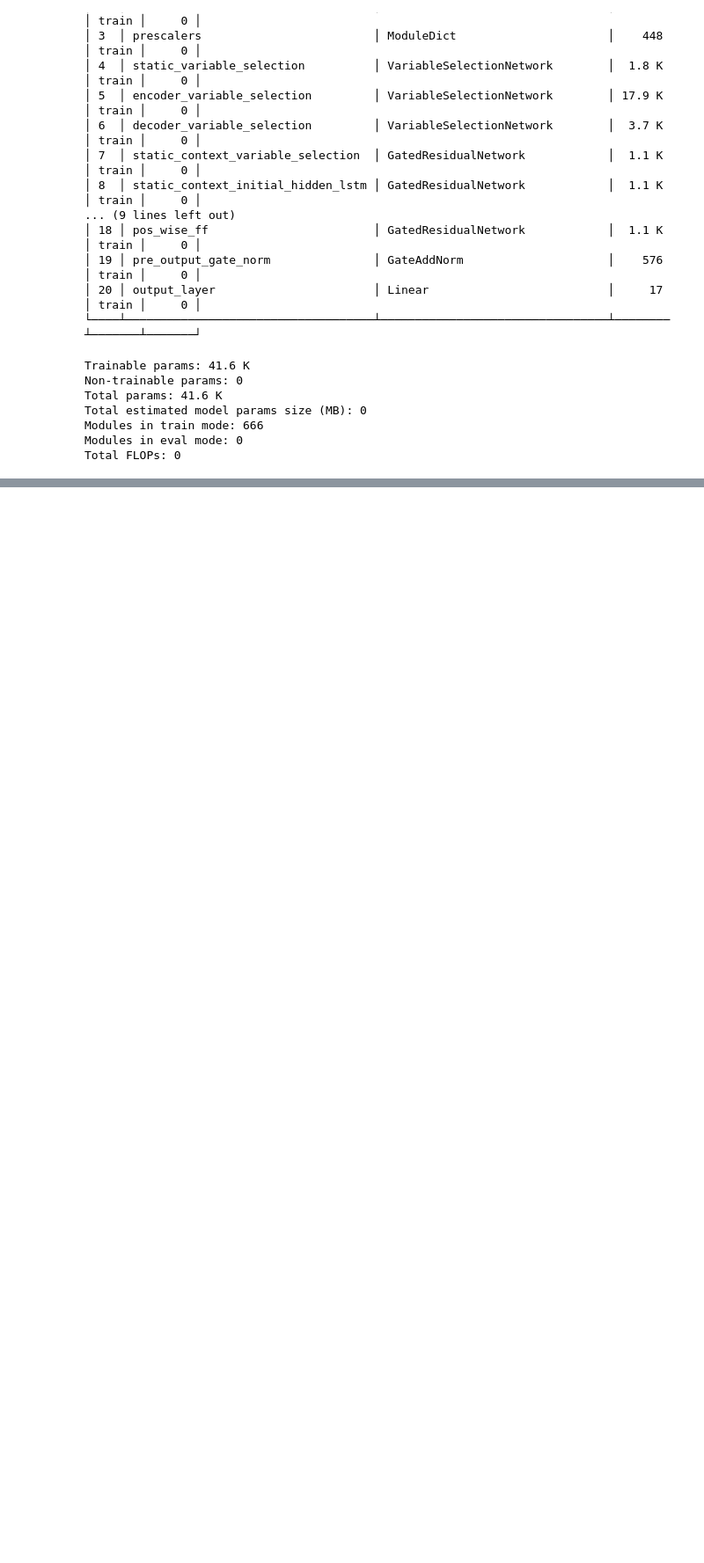
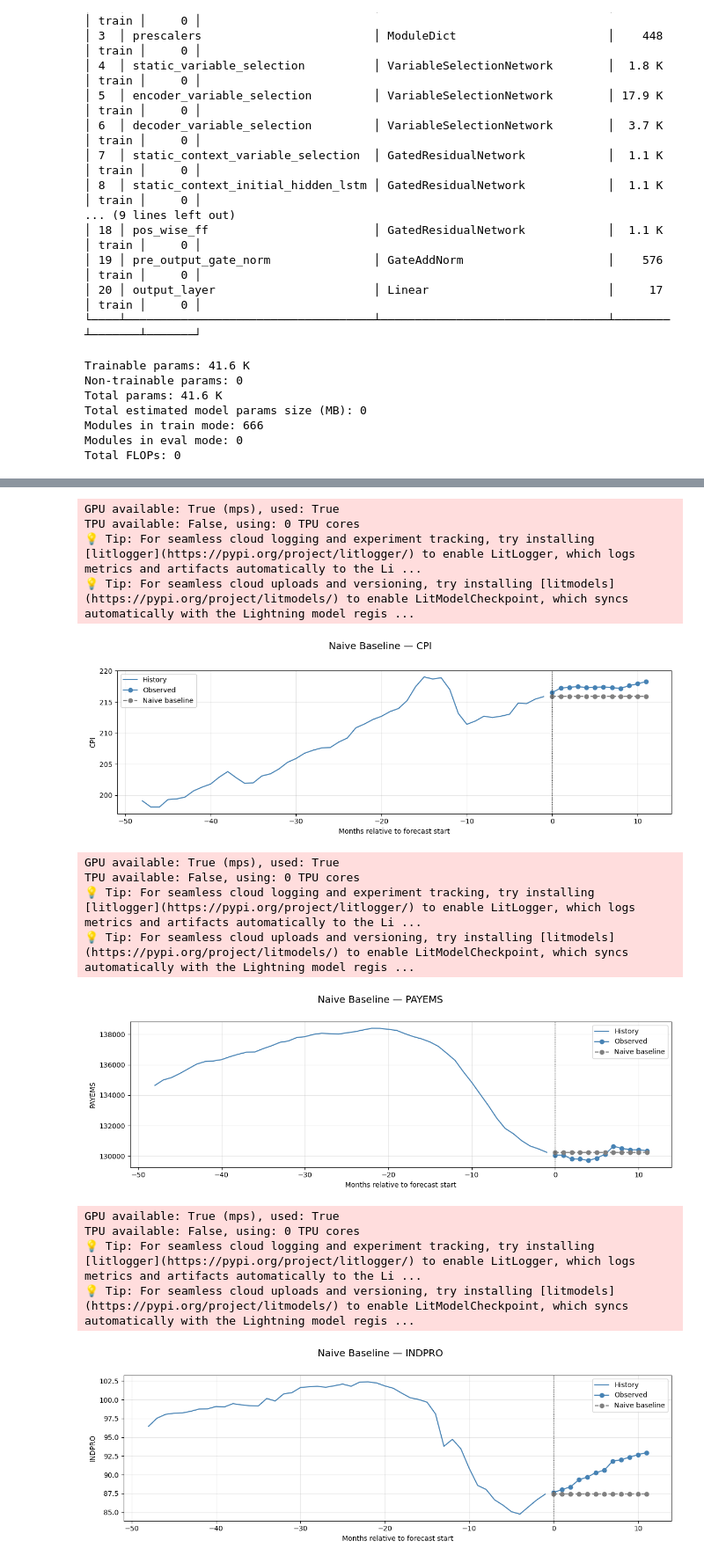
Before and after one commit to minnaheim/aml2026-group-3, a Jupyter notebook: src/basic-tft.ipynb, the cells around one changed output, grey strips where cells are left out. Shown at 88% size. Drawn from its saved outputs; the diff is of its cells as text; code cells hidden in the pictures; blank space fills up the shorter version.

```diff
--- a/src/basic-tft.ipynb
+++ b/src/basic-tft.ipynb
@@ -491,0 +426,16 @@ Done. Models stored in results[target].
+# %%
+# losses = pd.DataFrame(columns= ["naive", "tft"])
+naive_loss = {}
+
+
+for target in naive_results.keys():
+    print(f'=== Training Naive Model for: {target} ===')
+    # naive model
+    # TODO: on all 3 variables
+    actuals = torch.cat([y for x, (y, weight) in iter(naive_results[target])])
+    baseline_predictions = Baseline().predict(naive_results[target])
+    (actuals - baseline_predictions).abs().mean().item()
+
+    naive_loss[target] = sm.loss(actuals, baseline_predictions).mean(axis = 1).median().item()
+
+    print(f"Median loss for naive prediction on validation: {sm.loss(actuals, baseline_predictions).mean(axis = 1).median().item()}")
@@ -491,0 +467,55 @@ Done. Models stored in results[target].
+# %%
+# plot naive baseline for every variable of interest
+n_plots = 4
+
+for target in lag_vars:
+    val_dl = results[target]['val_dl']
+    acts = results[target]['actuals']
+    baseline_preds = Baseline().predict(val_dl)
+
+    # encoder history from the first (large) validation batch
+    x_b, _ = next(iter(val_dl))
+
+    n = min(n_plots, len(acts))
+    fig, axes = plt.subplots(n, 1, figsize=(12, 4 * n))
+    if n == 1:
+        axes = [axes]
+
+    for idx in range(n):
+        ax = axes[idx]
+        history = x_b["encoder_target"][idx].numpy()
+        obs = acts[idx].numpy()
+        pred = baseline_preds[idx].numpy()
+
+        n_hist = len(history)
+        hist_steps = range(-n_hist, 0)
+        future_steps = range(0, len(obs))
+
+        ax.plot(hist_steps, history, color="steelblue", label="History")
+        ax.plot(future_steps, obs, marker="o", color="steelblue", label="Observed")
+        ax.plot(future_steps, pred, marker="o", linestyle="--", color="gray", label="Naive baseline")
+        ax.axvline(0, color="black", linestyle=":", linewidth=1)
+        ax.set_xlabel("Months relative to forecast start")
+        ax.set_ylabel(target)
+        ax.legend()
+        ax.grid(True, alpha=0.3)
+
+    fig.suptitle(f"Naive Baseline — {target}", fontsize=14, y=1.01)
+    plt.tight_layout()
+    plt.show()
+# %% [output]
+GPU available: True (mps), used: True
+TPU available: False, using: 0 TPU cores
+💡 Tip: For seamless cloud logging and experiment tracking, try installing [litlogger](https://pypi.org/project/litlogger/) to enable LitLogger, which logs metrics and artifacts automatically to the Li ...
+💡 Tip: For seamless cloud uploads and versioning, try installing [litmodels](https://pypi.org/project/litmodels/) to enable LitModelCheckpoint, which syncs automatically with the Lightning model regis ...
+[figure, added]
+GPU available: True (mps), used: True
+TPU available: False, using: 0 TPU cores
+💡 Tip: For seamless cloud logging and experiment tracking, try installing [litlogger](https://pypi.org/project/litlogger/) to enable LitLogger, which logs metrics and artifacts automatically to the Li ...
+💡 Tip: For seamless cloud uploads and versioning, try installing [litmodels](https://pypi.org/project/litmodels/) to enable LitModelCheckpoint, which syncs automatically with the Lightning model regis ...
+[figure, added]
+GPU available: True (mps), used: True
+TPU available: False, using: 0 TPU cores
+💡 Tip: For seamless cloud logging and experiment tracking, try installing [litlogger](https://pypi.org/project/litlogger/) to enable LitLogger, which logs metrics and artifacts automatically to the Li ...
+💡 Tip: For seamless cloud uploads and versioning, try installing [litmodels](https://pypi.org/project/litmodels/) to enable LitModelCheckpoint, which syncs automatically with the Lightning model regis ...
+[figure, added]
```
Also changed, not shown: parts of 17 cells of this notebook, 3 other files.
